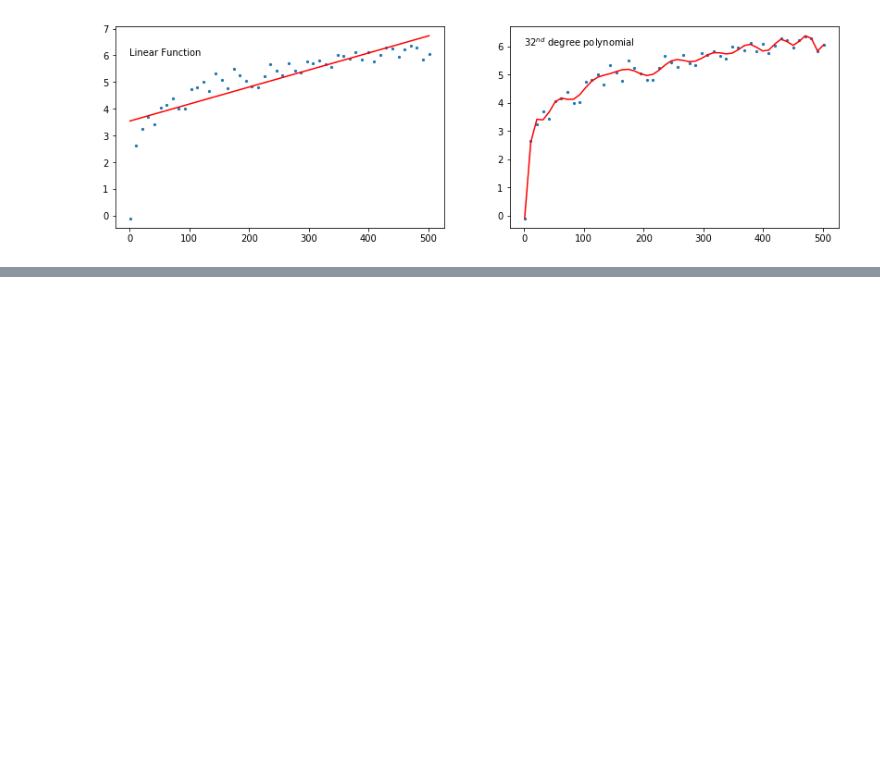
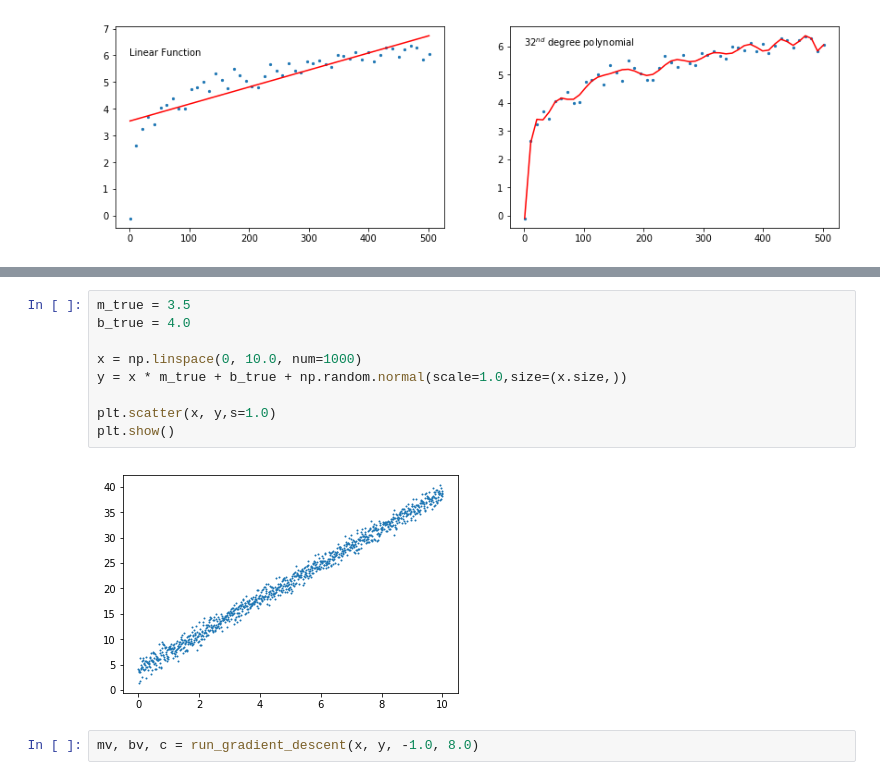
Before and after one commit to themantalope/RSNA_ML_slides, a Jupyter notebook: slides.ipynb, the cells around one changed output, grey strips where cells are left out. Drawn from its saved outputs; the diff is of its cells as text; blank space fills up the shorter version.

```diff
--- a/slides.ipynb
+++ b/slides.ipynb
@@ -77,0 +185,13 @@ plt.show()
+# %%
+m_true = 3.5
+b_true = 4.0
+
+x = np.linspace(0, 10.0, num=1000)
+y = x * m_true + b_true + np.random.normal(scale=1.0,size=(x.size,))
+
+plt.scatter(x, y,s=1.0)
+plt.show()
+# %% [output]
+[figure, added]
+# %%
+mv, bv, c = run_gradient_descent(x, y, -1.0, 8.0)
```
Also changed, not shown: parts of 11 cells of this notebook, 3 other files.
